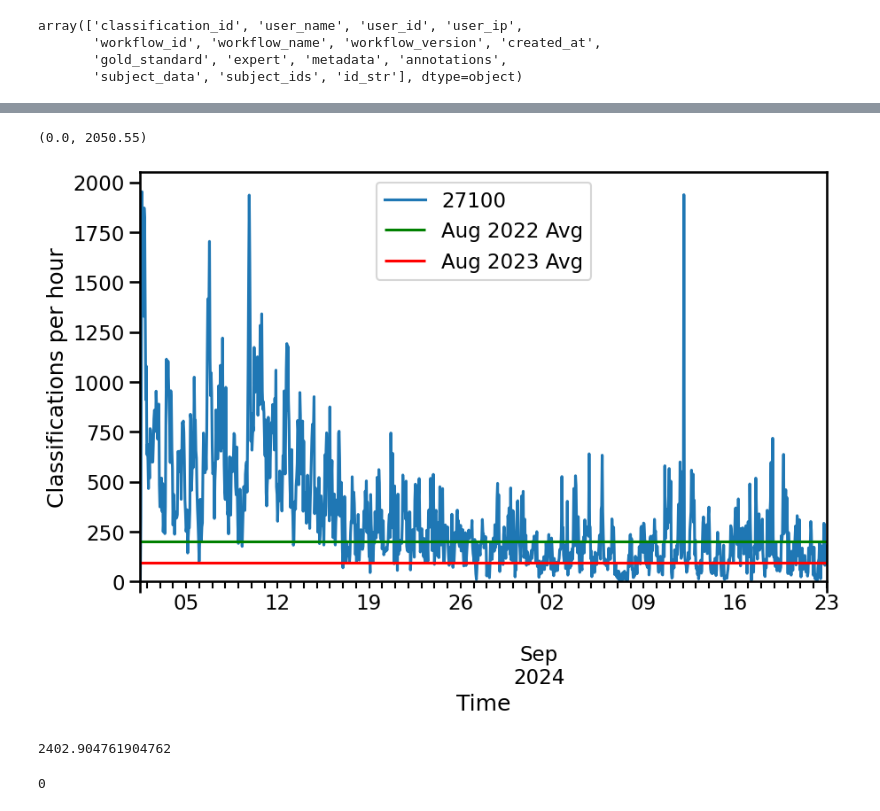
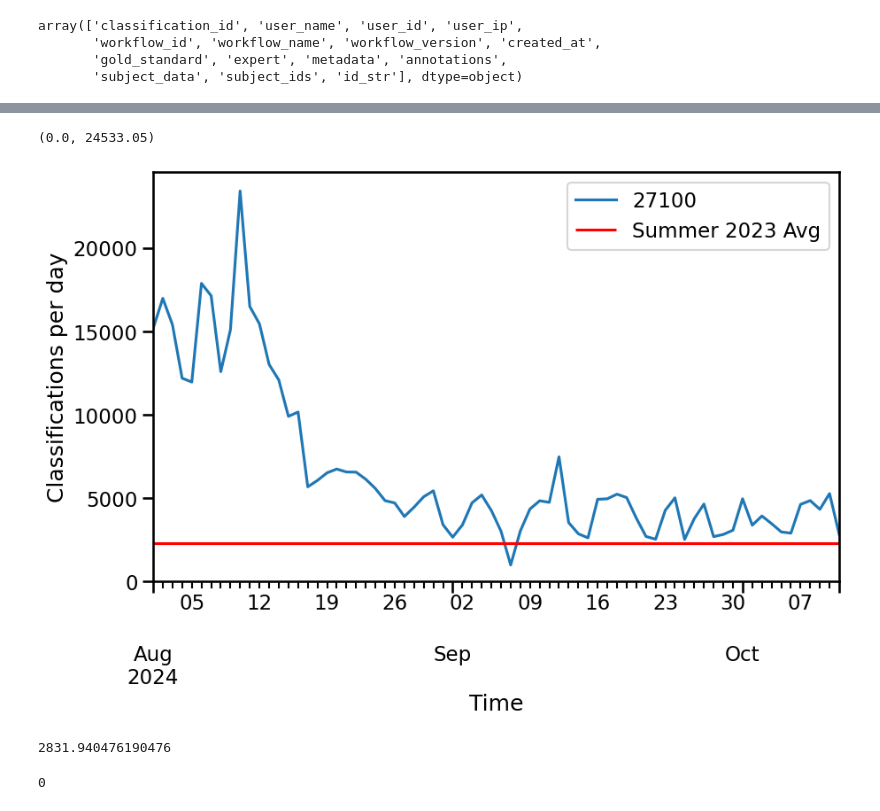
Before and after one commit to mwalmsley/gz-panoptes-reduction, a Jupyter notebook: run_reduction/euclid.ipynb, the cells around one changed output, grey strips where cells are left out. Saved outputs shown, nothing was run; the diff lists cells and outputs as text; code cells hidden in the pictures.

```diff
--- a/run_reduction/euclid.ipynb
+++ b/run_reduction/euclid.ipynb
@@ -15,7 +15,7 @@ from gzreduction.schemas.euclid_schema import euclid_schema
 
 schema = euclid_schema
 # %%
-date_str = '2024_09_23'
+date_str = '2024_10_11'
 # %%
 # classification_export_loc = '/home/walml/repos/gz-panoptes-reduction/data/euclid/euclid-development-classifications_' + date_str + '.csv'
 # aggregated_loc = '/home/walml/repos/gz-panoptes-reduction/data/euclid/euclid_development_reduced_votes_' + date_str + '.csv'
@@ -190,27 +190,29 @@ Timedelta('52 days 13:10:03')
 # %%
 import seaborn as sns
 sns.set_context('talk')
-clf_dt_r = clf_dt.resample('1H').sum().plot(figsize=(10, 6))
+clf_dt_r = clf_dt.resample('1D').sum().plot(figsize=(10, 6))
 # plt.plot(clf_dt_r.index, clf_dt_r.values)
 plt.xlabel('Time')
-plt.ylabel('Classifications per hour')
+plt.ylabel('Classifications per day')
 # 744 hours in august
-plt.hlines(y=150000/(31*24), xmin=clf['created_at'].min(),xmax=clf['created_at'].max(), color='g', label='Aug 2022 Avg')
-plt.hlines(y=71000/(31*24), xmin=clf['created_at'].min(),xmax=clf['created_at'].max(), color='r', label='Aug 2023 Avg')
+# plt.hlines(y=150000/(31*24), xmin=clf['created_at'].min(),xmax=clf['created_at'].max(), color='g', label='Aug 2022 Avg')
+# plt.hlines(y=71000/(31*24), xmin=clf['created_at'].min(),xmax=clf['created_at'].max(), color='r', label='Aug 2023 Avg')
 # plt.hlines(y=670, xmin=clf['created_at'].min(),xmax=clf['created_at'].max(), color='k', linestyle='--', label='Euclid Avg')
 # plt.hlines(y=670, xmin=clf['created_at'].min(),xmax=clf['created_at'].max(), color='k', linestyle='--', label='Euclid Late Avg')
 # plt.legend('',frameon=False)
-plt.legend()
+
 # plt.axvline(pd.to_datetime('2024-08-01 13:00:00'), color='r', linestyle='--')
 # plt.axvline(pd.to_datetime('2024-08-01 19:00:00'), color='r', linestyle='--')
+plt.hlines(y=2300, xmin=clf['created_at'].min(),xmax=clf['created_at'].max(), color='r', label='Summer 2023 Avg')
+plt.legend()
 plt.ylim([0, None])
 # %% [output]
-(0.0, 2050.55)
+(0.0, 24533.05)
-[figure, old version]
+[figure, new version]
 # %%
 len(clf)/(7*24)
 # %% [output]
-2402.904761904762
+2831.940476190476
 # %%
 # clf['time_since_start'] = clf['created_at'] - clf['created_at'].min()
 # %%
```
Also changed, not shown: parts of 26 cells of this notebook.
